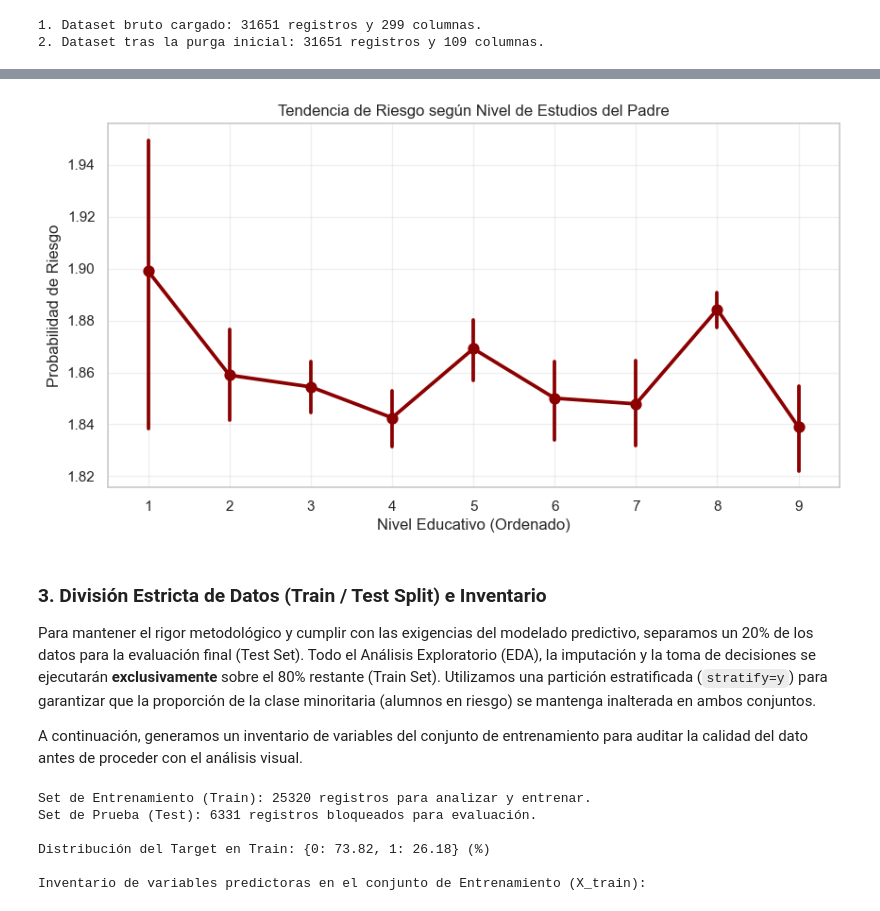
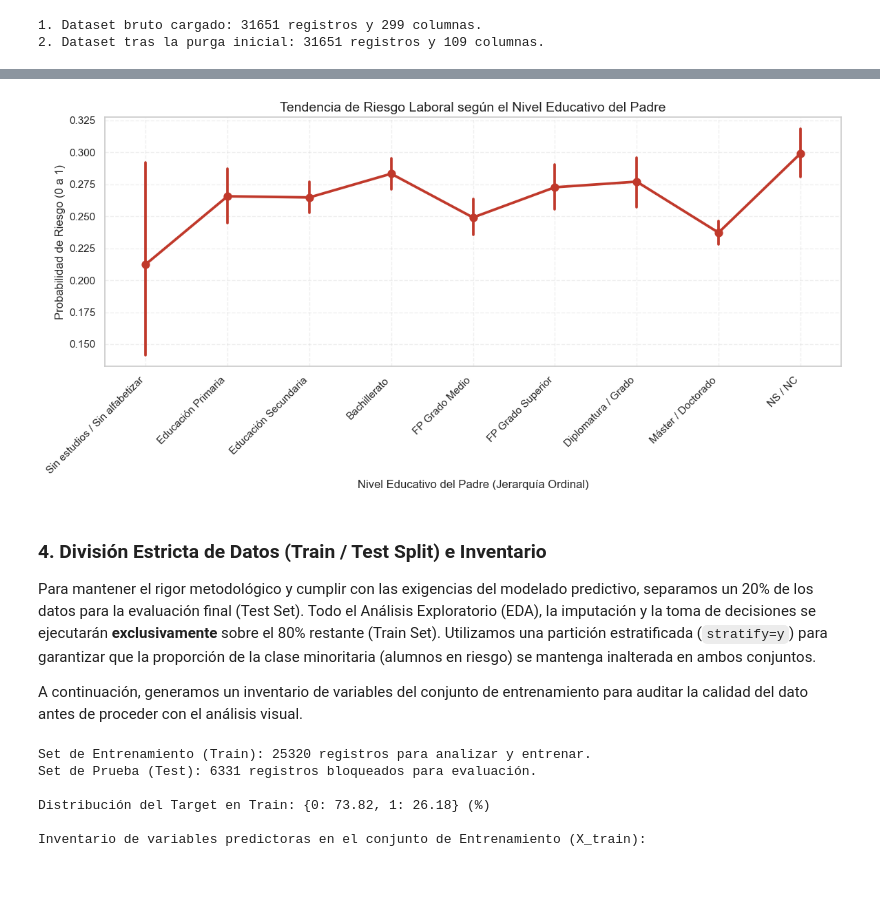
Before and after one commit to JorgeMedina02/mvc-proyecto-grupo-6, a Jupyter notebook: notebooks/01_EDA.ipynb, the cells around one changed output, grey strips where cells are left out. Drawn from its saved outputs; the diff is of its cells as text; code cells hidden in the pictures; blank space fills up the shorter version.

```diff
--- a/notebooks/01_EDA.ipynb
+++ b/notebooks/01_EDA.ipynb
@@ -145,15 +196,47 @@ plt.show()
 # %%
-plt.figure(figsize=(10, 5))
-sns.pointplot(x='ESTUDIOS_PADRE', y='JORNADA', data=df_raw, color='darkred')
-plt.title('Tendencia de Riesgo según Nivel de Estudios del Padre')
-plt.ylabel('Probabilidad de Riesgo')
-plt.xlabel('Nivel Educativo (Ordenado)')
-plt.grid(True, alpha=0.3)
+# Definimos el diccionario de mapeo aproximado según los metadatos del INE para esta variable
+map_estudios = {
+    1: 'Sin estudios / Sin alfabetizar',
+    2: 'Educación Primaria',
+    3: 'Educación Secundaria',
+    4: 'Bachillerato',
+    5: 'FP Grado Medio',
+    6: 'FP Grado Superior',
+    7: 'Diplomatura / Grado',
+    8: 'Máster / Doctorado',
+    9: 'NS / NC'
+}
+
+# Extraemos la lista de valores del diccionario para forzar el orden jerárquico en el eje X
+orden_educativo = list(map_estudios.values())
+
+plt.figure(figsize=(12, 6))
+
+# Mapeamos la variable al vuelo exclusivamente para la visualización
+serie_eje_x = df_raw['ESTUDIOS_PADRE'].map(map_estudios).fillna(df_raw['ESTUDIOS_PADRE'])
+
+# Generamos el gráfico de tendencia (pointplot). Utilizamos 'target_alerta' para calcular la probabilidad
+# e incluimos el parámetro 'order' para garantizar que la progresión educativa no se desordene.
+sns.pointplot(
+    x=serie_eje_x,
+    y=df_raw['target_alerta'],
+    order=orden_educativo,
+    color='#c0392b'
+)
+
+plt.title('Tendencia de Riesgo Laboral según el Nivel Educativo del Padre', fontsize=14)
+plt.ylabel('Probabilidad de Riesgo (0 a 1)')
+plt.xlabel('Nivel Educativo del Padre (Jerarquía Ordinal)')
+
+# Configuramos la cuadrícula y rotamos las etiquetas para garantizar una lectura limpia
+plt.grid(True, alpha=0.3, linestyle='--')
+plt.xticks(rotation=45, ha='right')
+plt.tight_layout()
 plt.show()
 # %% [output]
-[figure, old version]
+[figure, new version]
 # %% [markdown]
-### 3. División Estricta de Datos (Train / Test Split) e Inventario
+### 4. División Estricta de Datos (Train / Test Split) e Inventario
 
 Para mantener el rigor metodológico y cumplir con las exigencias del modelado predictivo, separamos un 20% de los datos para la evaluación final (Test Set). Todo el Análisis Exploratorio (EDA), la imputación y la toma de decisiones se ejecutarán **exclusivamente** sobre el 80% restante (Train Set). Utilizamos una partición estratificada (`stratify=y`) para garantizar que la proporción de la clase minoritaria (alumnos en riesgo) se mantenga inalterada en ambos conjuntos.
 
```
Also changed, not shown: parts of 19 cells of this notebook, 1 other file.
